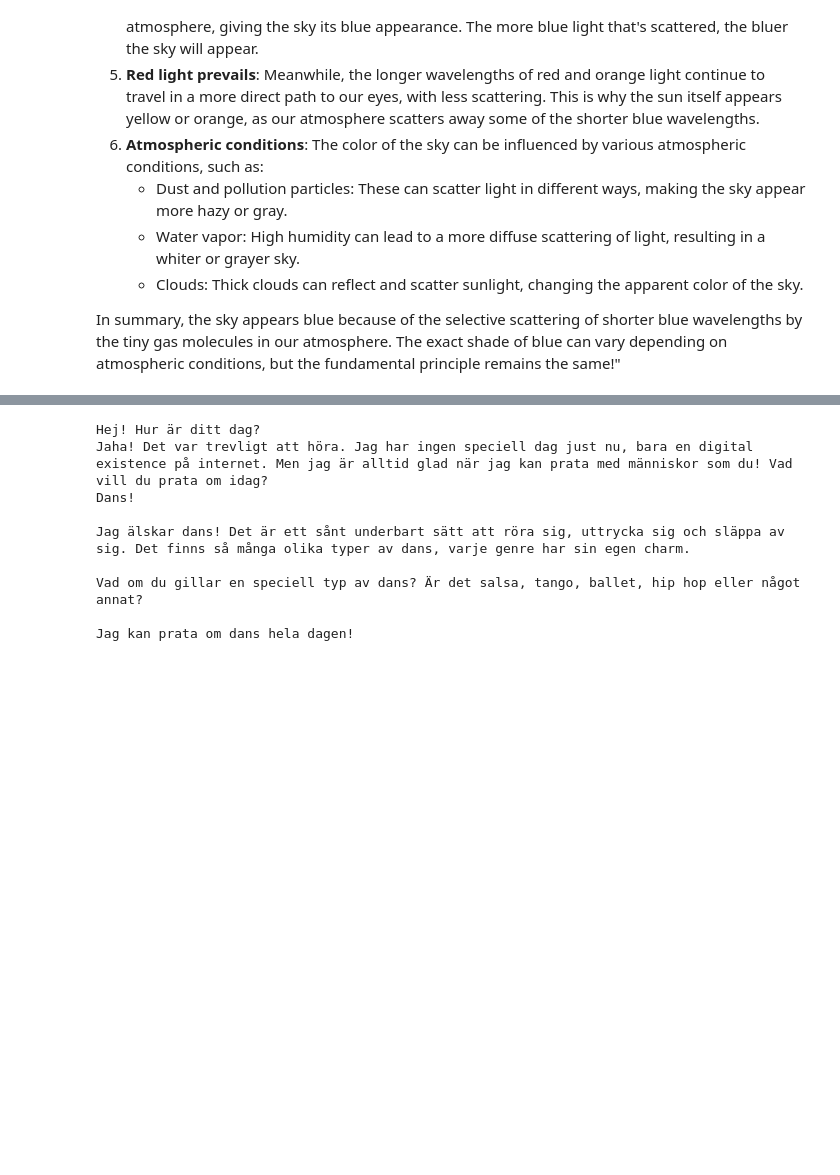
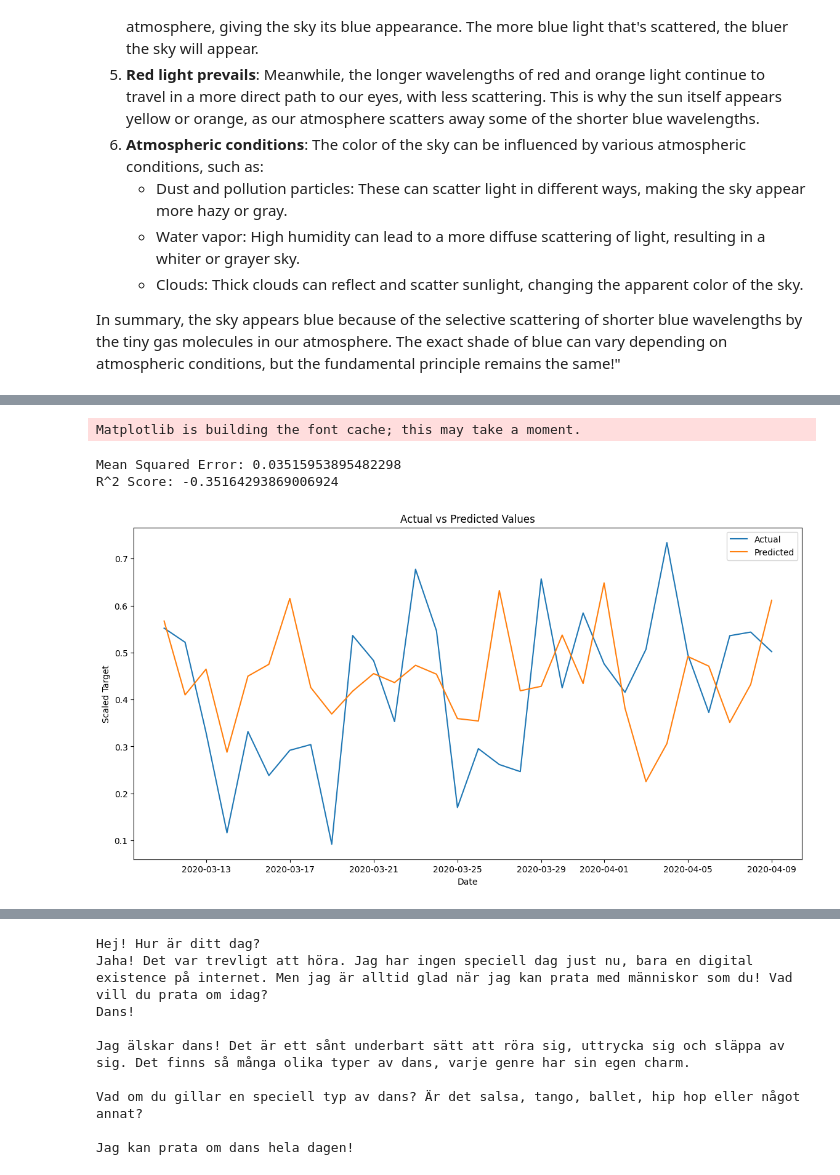
Before and after one commit to JakobJohannesson/olama, a Jupyter notebook: testing.ipynb, the cells around one changed output, grey strips where cells are left out. Drawn from its saved outputs; the diff is of its cells as text; code cells hidden in the pictures; blank space fills up the shorter version.

```diff
--- a/testing.ipynb
+++ b/testing.ipynb
@@ -61,0 +68,57 @@ To create a function in Python, you start by typing the `def` keyword followed b
+# %%
+import pandas as pd
+import numpy as np
+from sklearn.preprocessing import MinMaxScaler
+from xgboost import XGBRegressor
+from sklearn.metrics import mean_squared_error, r2_score
+from matplotlib import pyplot as plt
+
+# Generate sample data
+np.random.seed(42)
+dates = pd.date_range(start='2020-01-01', periods=100, freq='D')
+data = np.random.randn(100, 3)
+df = pd.DataFrame(data, index=dates, columns=['feature1', 'feature2', 'target'])
+
+# Preprocess data
+scaler = MinMaxScaler()
+df_scaled = scaler.fit_transform(df)
+
+# Split data into features and target
+features = df_scaled[:, :-1]
+target = df_scaled[:, -1]
+
+# Split data into training and testing sets
+train_size = int(0.7 * len(df))
+train_features, test_features = features[:train_size], features[train_size:]
+train_target, test_target = target[:train_size], target[train_size:]
+
+# Create XGBoost regressor
+xgb_reg = XGBRegressor()
+
+# Train model on training data
+xgb_reg.fit(train_features, train_target)
+
+# Make predictions on testing data
+predictions = xgb_reg.predict(test_features)
+
+# Calculate performance metrics
+mse = mean_squared_error(test_target, predictions)
+r2 = r2_score(test_target, predictions)
+
+print(f"Mean Squared Error: {mse}")
+print(f"R^2 Score: {r2}")
+
+# Plot actual vs predicted values
+plt.figure(figsize=(14, 7))
+plt.plot(df.index[train_size:], test_target, label='Actual')
+plt.plot(df.index[train_size:], predictions, label='Predicted')
+plt.xlabel('Date')
+plt.ylabel('Scaled Target')
+plt.title('Actual vs Predicted Values')
+plt.legend()
+plt.show()
+# %% [output]
+Matplotlib is building the font cache; this may take a moment.
+Mean Squared Error: 0.03515953895482298
+R^2 Score: -0.35164293869006924
+[figure, added]
```
Also changed, not shown: parts of 4 cells of this notebook, 1 other file.
